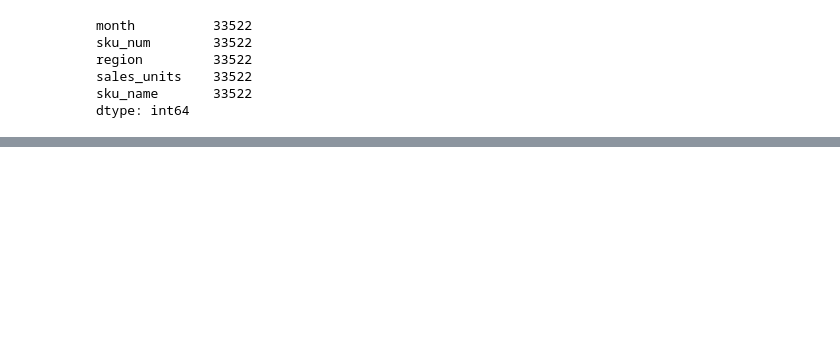
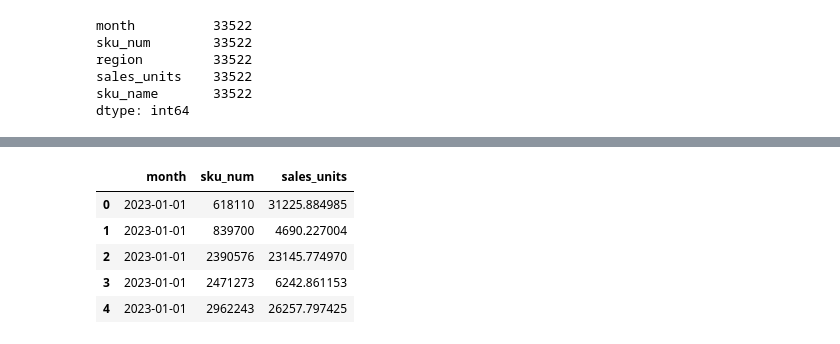
Before and after one commit to Tobywooo/advanced_business_analytics, a Jupyter notebook: sku_level_transform.ipynb, the cells around one changed output, grey strips where cells are left out. Saved outputs shown, nothing was run; the diff lists cells and outputs as text; code cells hidden in the pictures; blank space fills up the shorter version.

```diff
--- a/sku_level_transform.ipynb
+++ b/sku_level_transform.ipynb
@@ -205,0 +241,11 @@ df_masked.head()
+# %%
+df_timeGen_1 = df_timeGen_1.groupby(['month', 'sku_num'], as_index=False)['sales_units'].sum()
+# %%
+df_timeGen_1.head()
+# %% [output]
+|  | month | sku_num | sales_units |
+| 0 | 2023-01-01 | 618110 | 31225.884985 |
+| 1 | 2023-01-01 | 839700 | 4690.227004 |
+| 2 | 2023-01-01 | 2390576 | 23145.774970 |
+| 3 | 2023-01-01 | 2471273 | 6242.861153 |
+| 4 | 2023-01-01 | 2962243 | 26257.797425 |
```
Also changed, not shown: parts of 9 cells of this notebook, 2 other files.
